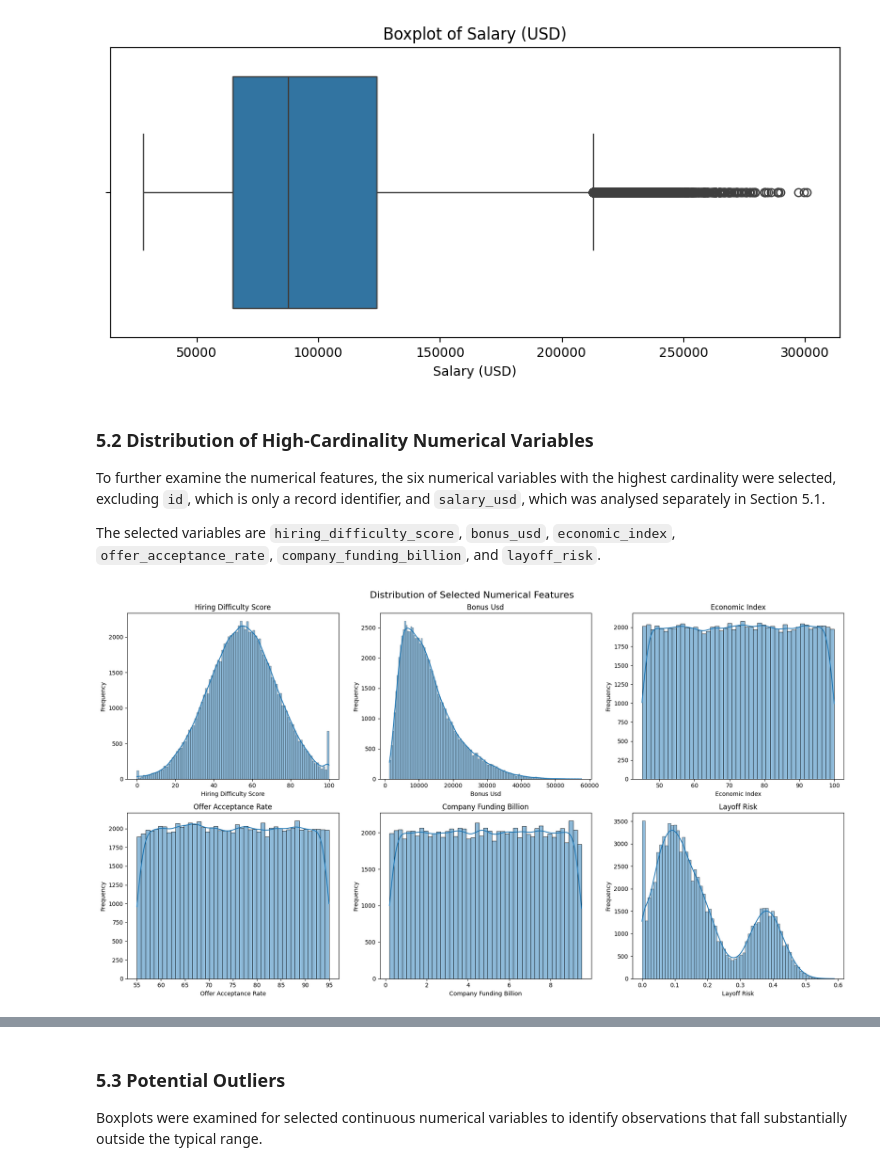
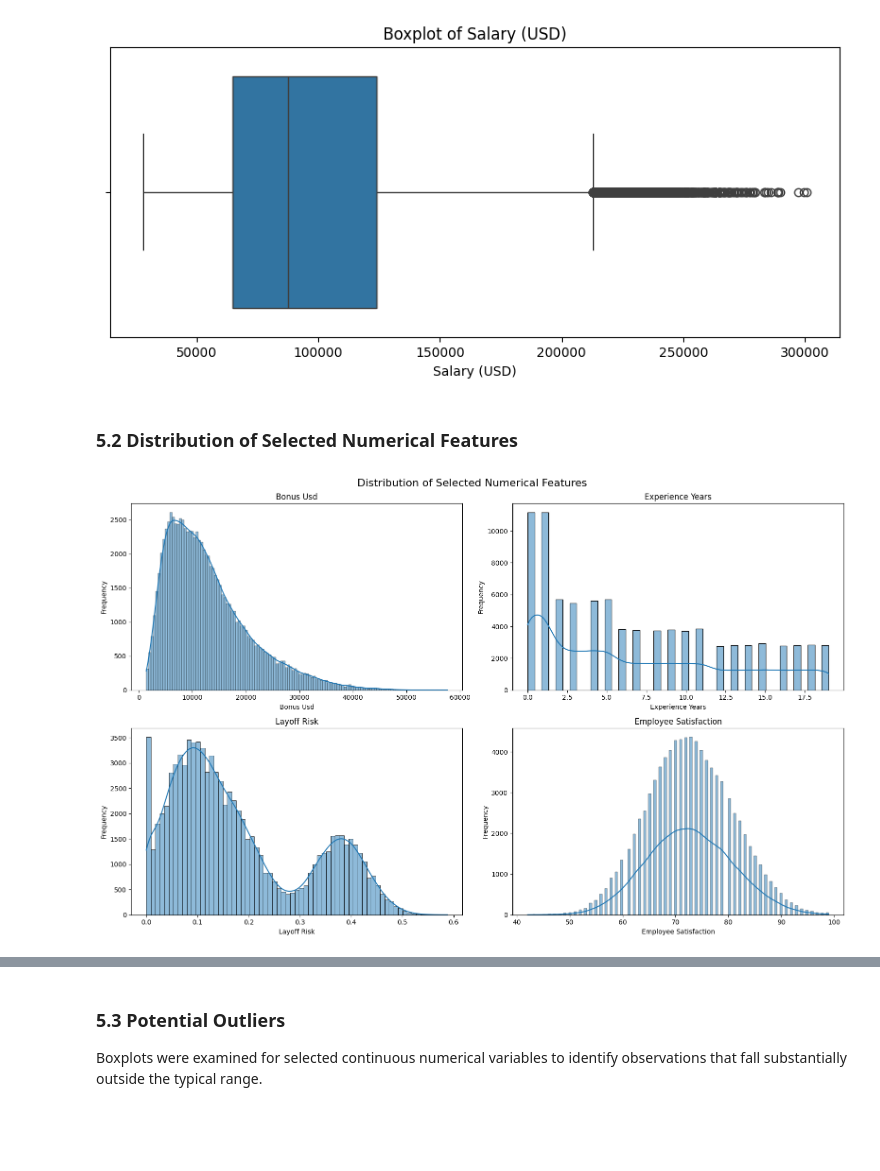
Before and after one commit to 1008tommy/mlops-assignment, a Jupyter notebook: darren/notebooks/eda.ipynb, the cells around one changed output, grey strips where cells are left out. Cells and saved outputs as stored; diff of their text form; code cells hidden in the pictures; blank space fills up the shorter version.

```diff
--- a/darren/notebooks/eda.ipynb
+++ b/darren/notebooks/eda.ipynb
@@ -361,38 +361,36 @@ plt.show()
 # %% [output]
 [figure]
 # %% [markdown]
-### 5.2 Distribution of High-Cardinality Numerical Variables
-
-To further examine the numerical features, the six numerical variables with the highest cardinality were selected, excluding `id`, which is only a record identifier, and `salary_usd`, which was analysed separately in Section 5.1.
-
-The selected variables are `hiring_difficulty_score`, `bonus_usd`, `economic_index`, `offer_acceptance_rate`, `company_funding_billion`, and `layoff_risk`.
+### 5.2 Distribution of Selected Numerical Features
 # %%
-numerical_features = [
-    "hiring_difficulty_score",   # 89,333 unique
-    "bonus_usd",                 # 27,544 unique
-    "economic_index",            # 5,501 unique
-    "offer_acceptance_rate",     # 4,001 unique
-    "company_funding_billion",   # 931 unique
-    "layoff_risk"                # 549 unique
+selected_numeric = [
+    "bonus_usd",
+    "experience_years",
+    "layoff_risk",
+    "employee_satisfaction"
 ]
 
-fig, axes = plt.subplots(2, 3, figsize=(18, 10))
+fig, axes = plt.subplots(2, 2, figsize=(16, 10))
 axes = axes.flatten()
 
-for i, column in enumerate(numerical_features):
+for ax, col in zip(axes, selected_numeric):
     sns.histplot(
-        df[column],
+        data=df,
+        x=col,
         kde=True,
-        ax=axes[i]
+        ax=ax
     )
 
-    axes[i].set_title(column.replace("_", " ").title())
-    axes[i].set_xlabel(column.replace("_", " ").title())
-    axes[i].set_ylabel("Frequency")
+    ax.set_title(col.replace("_", " ").title())
+    ax.set_xlabel(col.replace("_", " ").title())
+    ax.set_ylabel("Frequency")
 
-plt.suptitle("Distribution of Selected Numerical Features", fontsize=16)
+plt.suptitle(
+    "Distribution of Selected Numerical Features",
+    fontsize=16
+)
 
 plt.tight_layout()
 plt.show()
 # %% [output]
-[figure, old version]
+[figure, new version]
```
Also changed, not shown: parts of 11 cells of this notebook, 4 other files.
